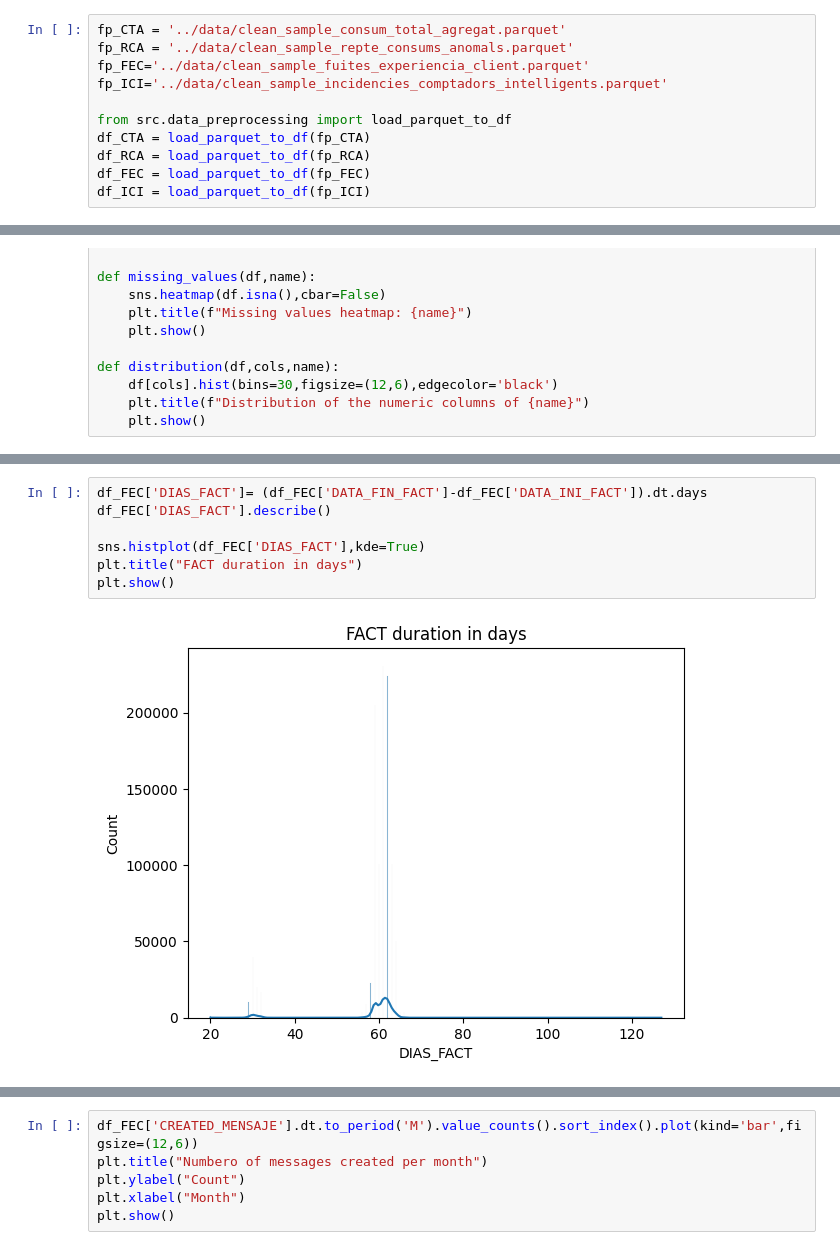
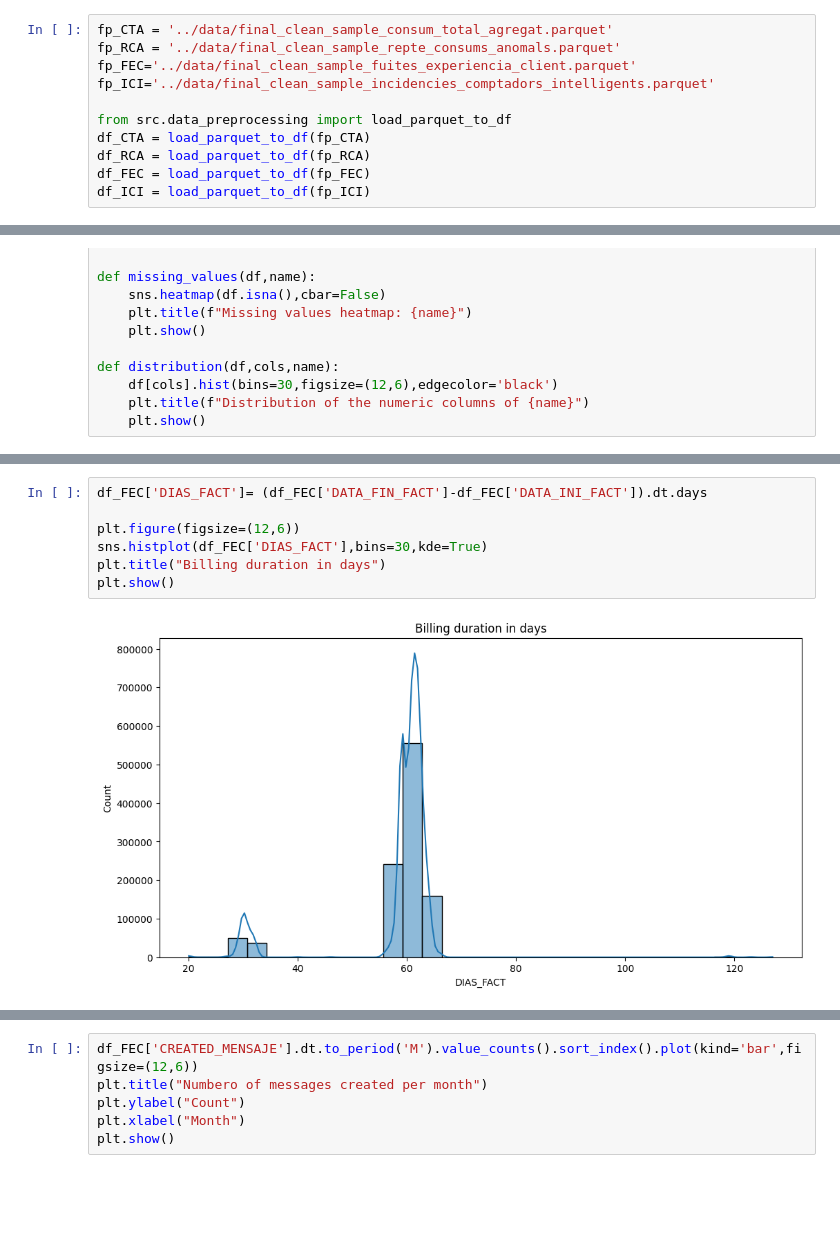
Before and after one commit to Melanynuria/When-water-speaks, a Jupyter notebook: notebooks/02_EDA.ipynb, the cells around one changed output, grey strips where cells are left out. Drawn from its saved outputs; the diff is of its cells as text; blank space fills up the shorter version.

```diff
--- a/notebooks/02_EDA.ipynb
+++ b/notebooks/02_EDA.ipynb
@@ -23,8 +23,8 @@ Load data
 # %%
-fp_CTA = '../data/clean_sample_consum_total_agregat.parquet'
-fp_RCA = '../data/clean_sample_repte_consums_anomals.parquet'
-fp_FEC='../data/clean_sample_fuites_experiencia_client.parquet'
-fp_ICI='../data/clean_sample_incidencies_comptadors_intelligents.parquet'
+fp_CTA = '../data/final_clean_sample_consum_total_agregat.parquet'
+fp_RCA = '../data/final_clean_sample_repte_consums_anomals.parquet'
+fp_FEC='../data/final_clean_sample_fuites_experiencia_client.parquet'
+fp_ICI='../data/final_clean_sample_incidencies_comptadors_intelligents.parquet'
 
 from src.data_preprocessing import load_parquet_to_df
 df_CTA = load_parquet_to_df(fp_CTA)
@@ -263,9 +429,9 @@ Text(0.5, 1.0, 'Distribution of subministrament types')
 # %%
 df_FEC['DIAS_FACT']= (df_FEC['DATA_FIN_FACT']-df_FEC['DATA_INI_FACT']).dt.days
-df_FEC['DIAS_FACT'].describe()
 
-sns.histplot(df_FEC['DIAS_FACT'],kde=True)
-plt.title("FACT duration in days")
+plt.figure(figsize=(12,6))
+sns.histplot(df_FEC['DIAS_FACT'],bins=30,kde=True)
+plt.title("Billing duration in days")
 plt.show()
 # %% [output]
-[figure, old version]
+[figure, new version]
```
Also changed, not shown: parts of 44 cells of this notebook, 1 other file.
